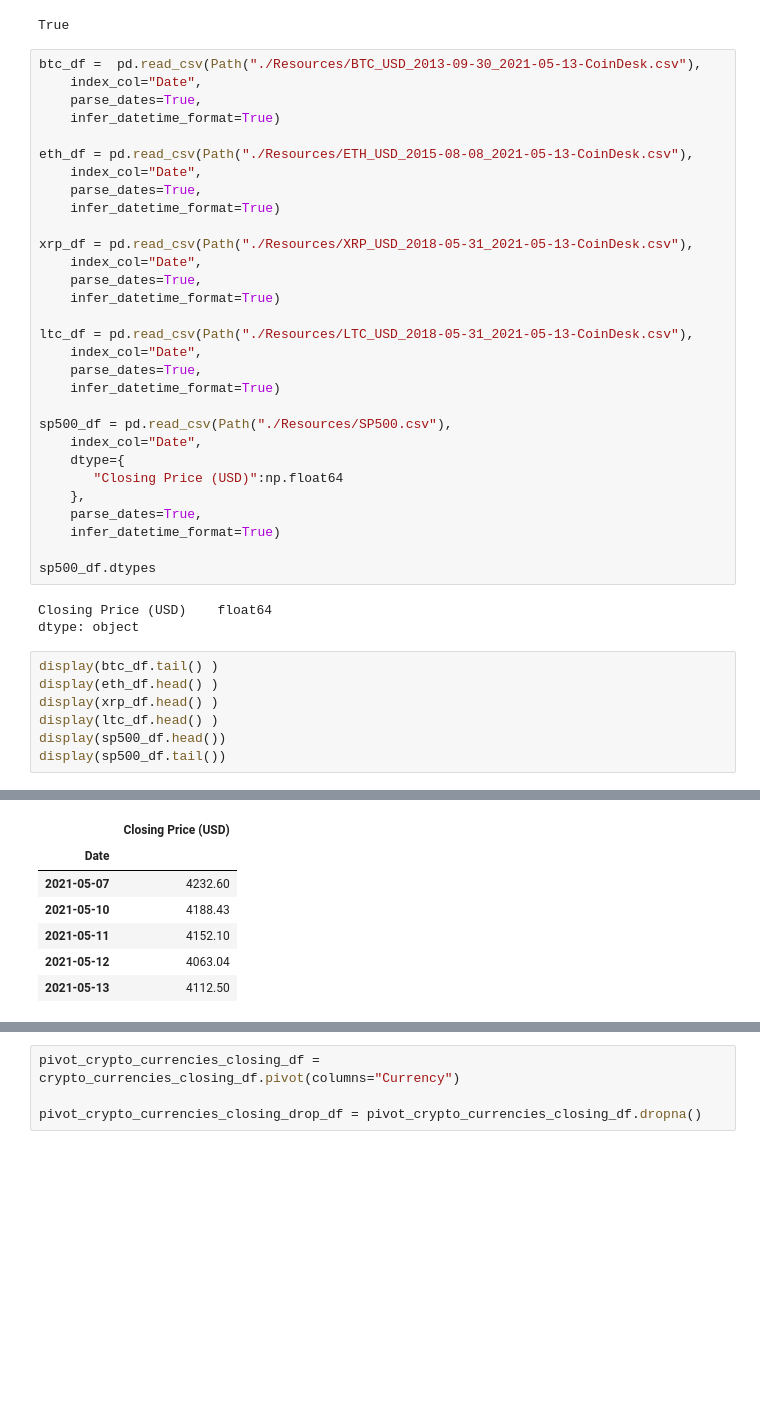
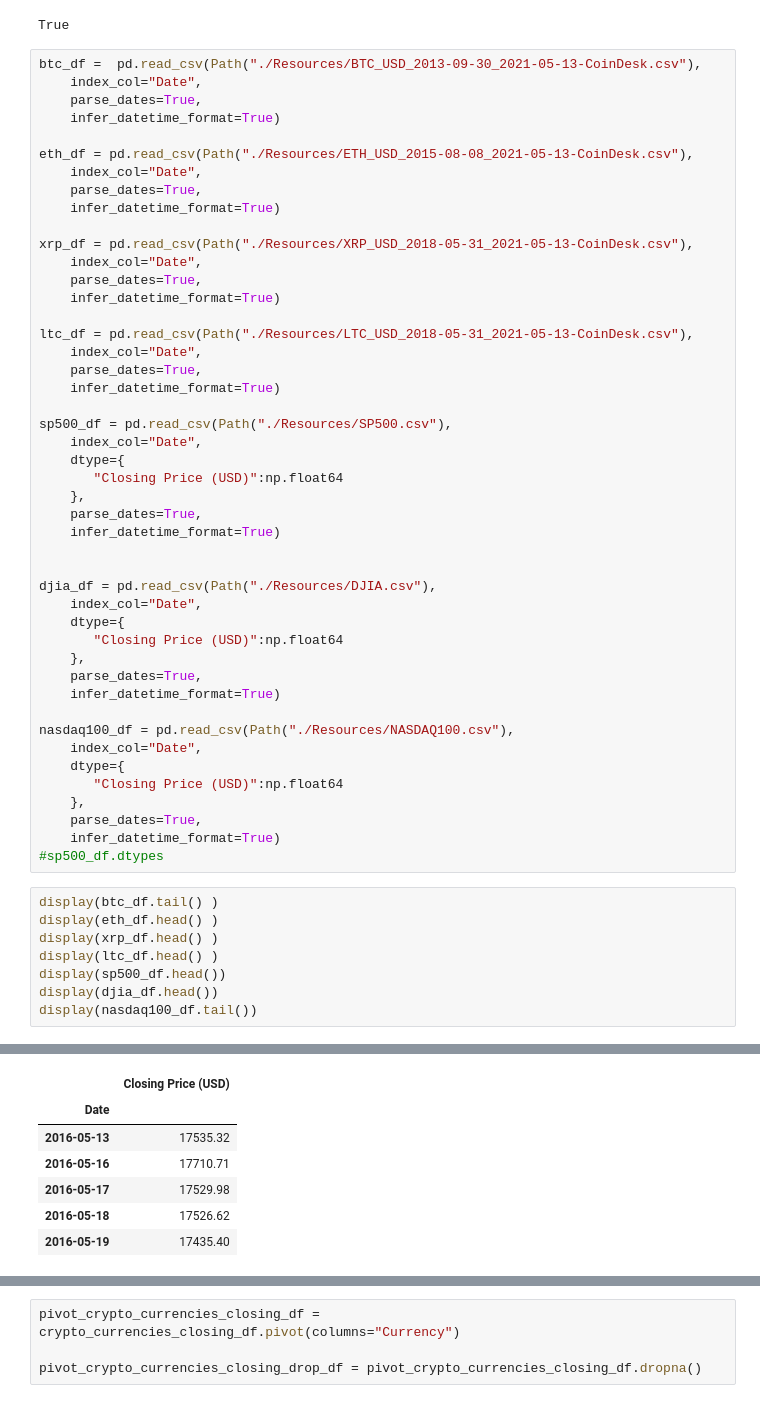
Before and after one commit to nataliaburrey/Diversified_Crypto_portfolio, a Jupyter notebook: project_1.ipynb, the cells around one changed output, grey strips where cells are left out. Drawn from its saved outputs; the diff is of its cells as text; blank space fills up the shorter version.

```diff
--- a/project_1.ipynb
+++ b/project_1.ipynb
@@ -52,17 +52,31 @@ sp500_df = pd.read_csv(Path("./Resources/SP500.csv"),
     parse_dates=True,
     infer_datetime_format=True)
 
-sp500_df.dtypes
+
+djia_df = pd.read_csv(Path("./Resources/DJIA.csv"),
+    index_col="Date",
+    dtype={
+       "Closing Price (USD)":np.float64
+    },
+    parse_dates=True,
+    infer_datetime_format=True)
+
+nasdaq100_df = pd.read_csv(Path("./Resources/NASDAQ100.csv"),
+    index_col="Date",
+    dtype={
+       "Closing Price (USD)":np.float64
+    },
+    parse_dates=True,
+    infer_datetime_format=True)
+#sp500_df.dtypes
-# %% [output]
-Closing Price (USD)    float64
-dtype: object
 # %%
 display(btc_df.tail() )
 display(eth_df.head() )
 display(xrp_df.head() )
 display(ltc_df.head() )
 display(sp500_df.head())
-display(sp500_df.tail())
+display(djia_df.head())
+display(nasdaq100_df.tail())
 # %% [output]
 |  | Currency | Closing Price (USD) | 24h Open (USD) | 24h High (USD) | 24h Low (USD) |
 | Date |  |  |  |  |  |
@@ -74,35 +88,35 @@ display(sp500_df.tail())
 |  | Currency | Closing Price (USD) | 24h Open (USD) | 24h High (USD) | 24h Low (USD) |
 | Date |  |  |  |  |  |
 | 2015-08-08 | ETH | 0.909046 | 1.749289 | 1.916540 | 0.794497 |
 | 2015-08-09 | ETH | 0.692321 | 0.909046 | 0.909046 | 0.692321 |
 | 2015-08-10 | ETH | 0.668067 | 0.692321 | 0.692321 | 0.654331 |
 | 2015-08-11 | ETH | 0.850151 | 0.668067 | 1.148621 | 0.668067 |
 | 2015-08-12 | ETH | 1.266023 | 0.850151 | 1.266023 | 0.850151 |
 |  | Currency | Closing Price (USD) | 24h Open (USD) | 24h High (USD) | 24h Low (USD) |
 | Date |  |  |  |  |  |
 | 2018-05-31 | XRP | 0.609705 | 0.616405 | 0.618404 | 0.607282 |
 | 2018-06-01 | XRP | 0.617604 | 0.614872 | 0.621169 | 0.608681 |
 | 2018-06-02 | XRP | 0.643043 | 0.624189 | 0.650921 | 0.618503 |
 | 2018-06-03 | XRP | 0.667634 | 0.644291 | 0.677069 | 0.640769 |
 | 2018-06-04 | XRP | 0.669680 | 0.690562 | 0.706326 | 0.643054 |
 |  | Currency | Closing Price (USD) | 24h Open (USD) | 24h High (USD) | 24h Low (USD) |
 | Date |  |  |  |  |  |
 | 2018-05-31 | LTC | 117.475053 | 118.974662 | 119.628628 | 117.006761 |
 | 2018-06-01 | LTC | 119.934676 | 118.307052 | 120.452653 | 117.390816 |
 | 2018-06-02 | LTC | 123.222694 | 120.171853 | 124.229394 | 118.542360 |
 | 2018-06-03 | LTC | 125.365456 | 123.500674 | 127.920242 | 122.112908 |
 | 2018-06-04 | LTC | 119.522003 | 124.869538 | 126.883812 | 118.303633 |
 |  | Closing Price (USD) |
 | Date |  |
 | 2016-05-13 | 2046.61 |
 | 2016-05-16 | 2066.66 |
 | 2016-05-17 | 2047.21 |
 | 2016-05-18 | 2047.63 |
 | 2016-05-19 | 2040.04 |
 |  | Closing Price (USD) |
 | Date |  |
-| 2021-05-07 | 4232.60 |
-| 2021-05-10 | 4188.43 |
-| 2021-05-11 | 4152.10 |
-| 2021-05-12 | 4063.04 |
-| 2021-05-13 | 4112.50 |
+| 2016-05-13 | 17535.32 |
+| 2016-05-16 | 17710.71 |
+| 2016-05-17 | 17529.98 |
+| 2016-05-18 | 17526.62 |
+| 2016-05-19 | 17435.40 |
```
Also changed, not shown: parts of 14 cells of this notebook, 4 other files.
